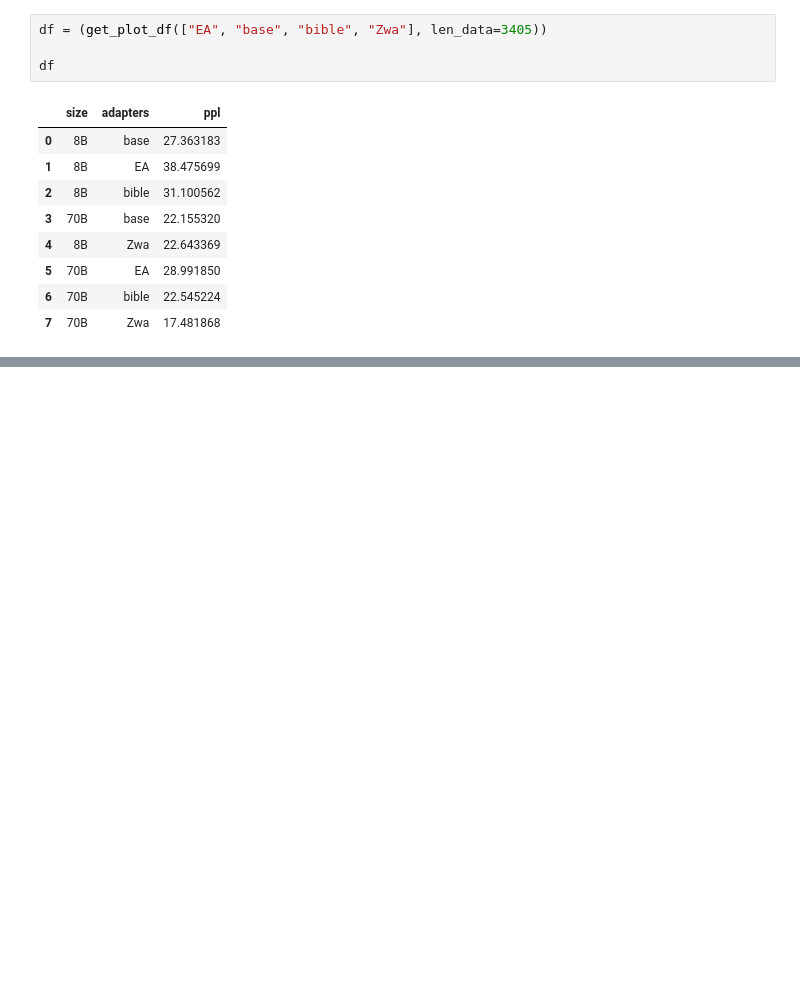
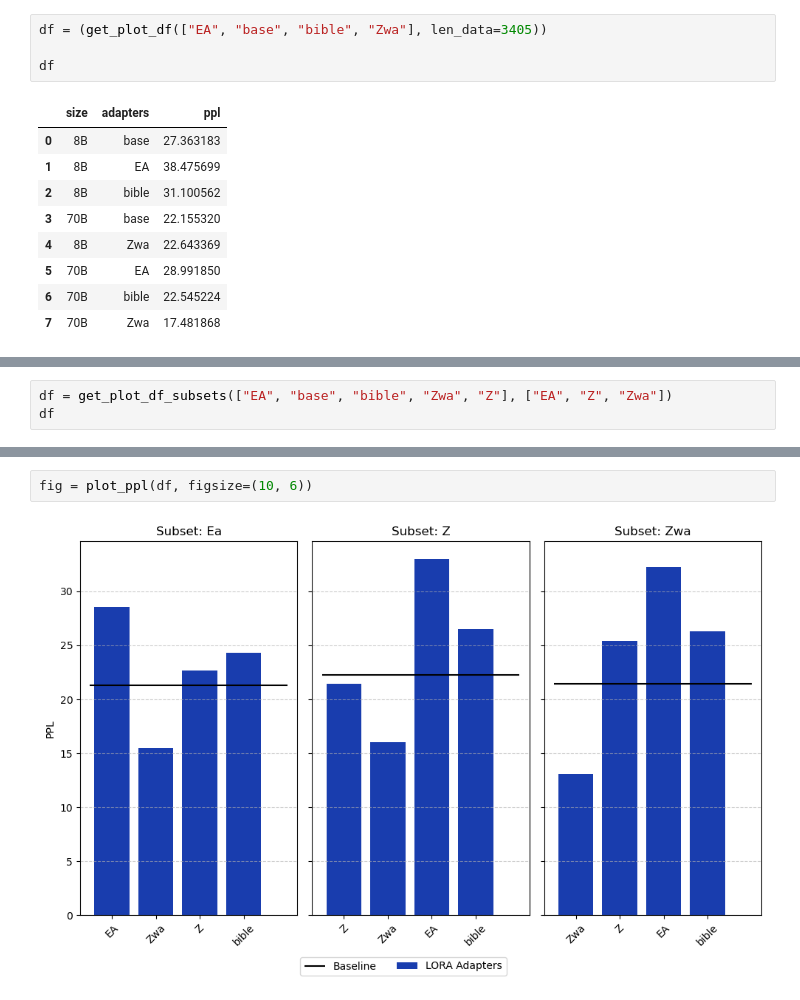
Before and after one commit to Boffl/BullingerDigitalLMFootnotes, a Jupyter notebook: evaluate/eval_plots.ipynb, the cells around one changed output, grey strips where cells are left out. Cells and saved outputs as stored; diff of their text form; blank space fills up the shorter version.

```diff
--- a/evaluate/eval_plots.ipynb
+++ b/evaluate/eval_plots.ipynb
@@ -117,0 +127,3 @@ if True:  # save
+# %%
+df = get_plot_df_subsets(["EA", "base", "bible", "Zwa", "Z"], ["EA", "Z", "Zwa"])
+df
@@ -117,0 +147,4 @@ if True:  # save
+# %%
+fig = plot_ppl(df, figsize=(10, 6))
+# %% [output]
+[figure, added]
```
Also changed, not shown: parts of 4 cells of this notebook, 1 other file.
